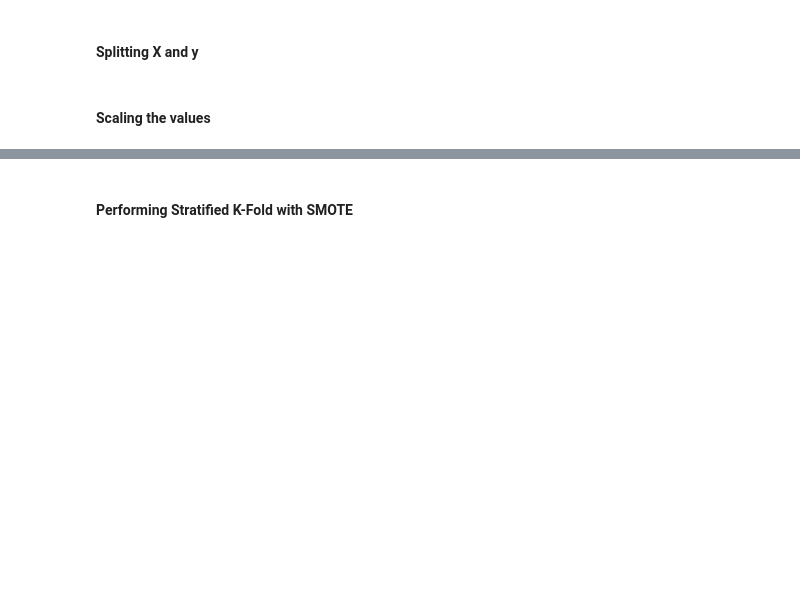
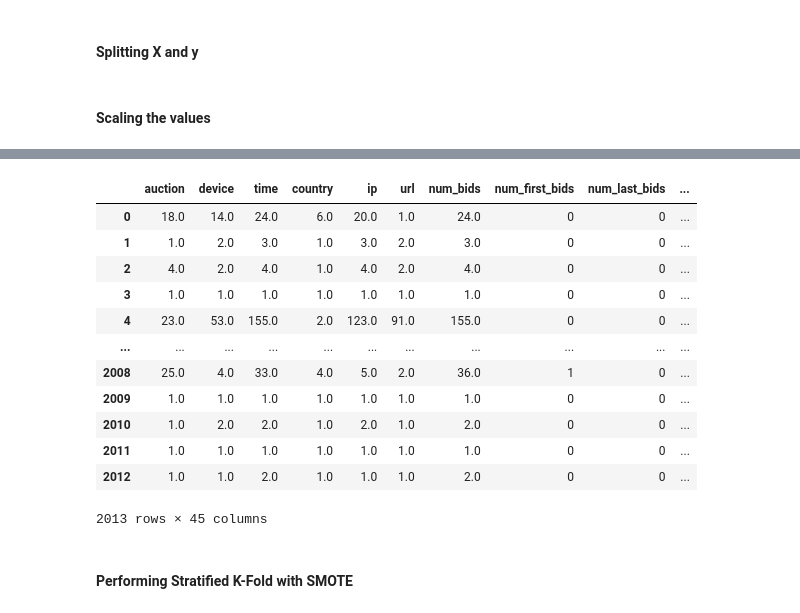
Before and after one commit to H-o-R/human_or_robot, a Jupyter notebook: ML Project-WQ.ipynb, the cells around one changed output, grey strips where cells are left out. Drawn from its saved outputs; the diff is of its cells as text; code cells hidden in the pictures; blank space fills up the shorter version.

Commit message:
doc: updated features with updated new_test and new_train

```diff
--- a/ML Project-WQ.ipynb
+++ b/ML Project-WQ.ipynb
@@ -445,13 +612,21 @@ merged_df
 # %% [markdown]
 #### Merging all features together again
 # %%
-merged_df_2 = new_train.merge(bids_df_time_mean, how= 'left',on='bidder_id')
-merged_df_2 = merged_df_2.merge(total_inst_resp, how= 'left',on='bidder_id')
-merged_df_2 = merged_df_2.merge(one_hot_df, how= 'left',on='bidder_id')
-merged_df_2 = merged_df_2.merge(merged_df, how= 'left',on='bidder_id')
-merged_df_2 = merged_df_2.merge(bot_or_human, how= 'left',on='bidder_id')
-merged_df_2 = merged_df_2.merge(entropy_df, how= 'left',on='bidder_id')
-merged_df_2
+merged_df_2 = new_train.merge(bids_df_time_mean, how= 'left',on='bidder_id') # mean response time
+merged_df_2 = merged_df_2.merge(total_inst_resp, how= 'left',on='bidder_id') # number of simul bids per bidder
+merged_df_2 = merged_df_2.merge(one_hot_df, how= 'left',on='bidder_id') # one-hot encoding merchandise
+merged_df_2 = merged_df_2.merge(merged_df, how= 'left',on='bidder_id') # num bids per xxx per bidder id
+merged_df_2 = merged_df_2.merge(bot_or_human, how= 'left',on='bidder_id') # fraction of IPs used by a bidder which were also used by another user which was a bot
+merged_df_2 = merged_df_2.merge(entropy_df, how= 'left',on='bidder_id') # entropy
+merged_df_2 = merged_df_2.merge(country_bids, how= 'left',on='bidder_id') # country per auction statistics
+merged_df_2 = merged_df_2.merge(device_bids, how= 'left',on='bidder_id') # device per auction statistics
+merged_df_2 = merged_df_2.merge(ip_bids, how= 'left',on='bidder_id') # ip per auction statistics
+merged_df_2 = merged_df_2.merge(url_bids, how= 'left',on='bidder_id') # url per auction statistics
+
+new_train = merged_df_2
+new_train.fillna(0,inplace = True)
+
+new_train
 # %% [output]
 |  | bidder_id | payment_account | address | outcome | auction | merchandise | device | time | country | ... |
 | 0 | 91a3c57b13234af24875c56fb7e2b2f4r... | a3d2de7675556553a5f08e4c88d2c2287... | a3d2de7675556553a5f08e4c88d2c228v... | 0.0 | 18.0 | 1.0 | 14.0 | 24.0 | 6.0 | ... |
@@ -506,3 +699,19 @@ array([[-0.29839867, -0.34020786, -0.13219046, ..., -0.03161872,
+# %%
+X
+# %% [output]
+|  | auction | device | time | country | ip | url | num_bids | num_first_bids | num_last_bids | ... |
+| 0 | 18.0 | 14.0 | 24.0 | 6.0 | 20.0 | 1.0 | 24.0 | 0 | 0 | ... |
+| 1 | 1.0 | 2.0 | 3.0 | 1.0 | 3.0 | 2.0 | 3.0 | 0 | 0 | ... |
+| 2 | 4.0 | 2.0 | 4.0 | 1.0 | 4.0 | 2.0 | 4.0 | 0 | 0 | ... |
+| 3 | 1.0 | 1.0 | 1.0 | 1.0 | 1.0 | 1.0 | 1.0 | 0 | 0 | ... |
+| 4 | 23.0 | 53.0 | 155.0 | 2.0 | 123.0 | 91.0 | 155.0 | 0 | 0 | ... |
+| ... | ... | ... | ... | ... | ... | ... | ... | ... | ... | ... |
+| 2008 | 25.0 | 4.0 | 33.0 | 4.0 | 5.0 | 2.0 | 36.0 | 1 | 0 | ... |
+| 2009 | 1.0 | 1.0 | 1.0 | 1.0 | 1.0 | 1.0 | 1.0 | 0 | 0 | ... |
+| 2010 | 1.0 | 2.0 | 2.0 | 1.0 | 2.0 | 1.0 | 2.0 | 0 | 0 | ... |
+| 2011 | 1.0 | 1.0 | 1.0 | 1.0 | 1.0 | 1.0 | 1.0 | 0 | 0 | ... |
+| 2012 | 1.0 | 1.0 | 2.0 | 1.0 | 1.0 | 1.0 | 2.0 | 0 | 0 | ... |
+2013 rows × 45 columns
 # %%
 # new_train.to_csv("new_train.csv")
 # new_test.to_csv("new_test.csv")
```
Also changed, not shown: parts of 24 cells of this notebook, 2 other files.
